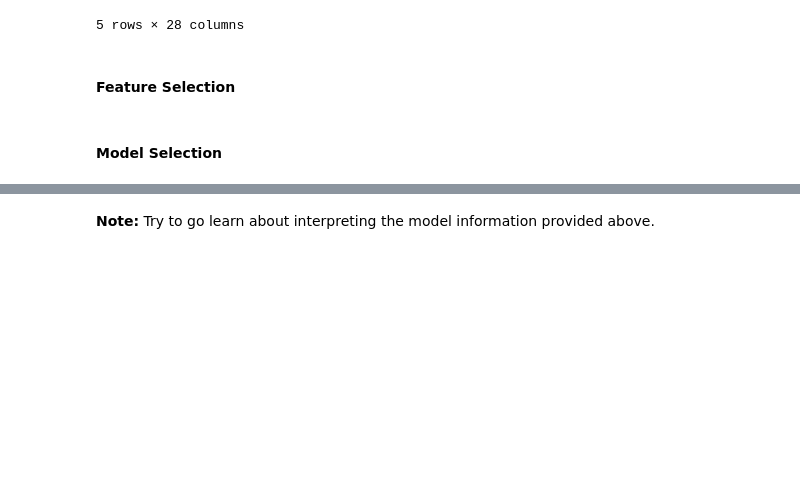
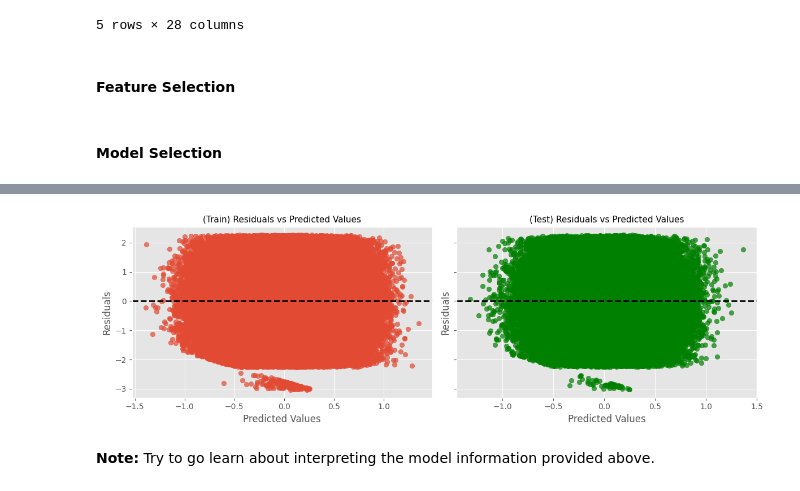
Before and after one commit to SupervisedLearning/regression-crop-yield, a Jupyter notebook: notebook_dev.ipynb, the cells around one changed output, grey strips where cells are left out. Saved outputs shown, nothing was run; the diff lists cells and outputs as text; code cells hidden in the pictures; blank space fills up the shorter version.

Commit message:
Model dev notebook updated with cross-val steps.

```diff
--- a/notebook_dev.ipynb
+++ b/notebook_dev.ipynb
@@ -149,10 +127,0 @@ pipe_model = make_pipeline(ct, LinearRegression()) \
-# %%
-from sklearn.base import BaseEstimator
-
-# Model prediction function
-def predict_batch_fn(model: BaseEstimator, X_value: pd.DataFrame) -> list:
-    return list(model.predict(X_value))
-
-# Batch predictions
-train_pred = predict_batch_fn(pipe_model, X_train)
-test_pred = predict_batch_fn(pipe_model, X_test)
@@ -185,9 +336,10 @@ test_scores
 # %%
 # Residual Error Analysis
-def model_diagnostic_analysis(title: str, y_true: list, y_pred: list) -> None:
+def model_diagnostic_analysis(title: str, model, X_values: list) -> None:
     _ , (ax1, ax2) = plt.subplots(1, 2, figsize=(13,5))
     plt.style.use("ggplot")
 
+    y_pred = model.predict(X_values)
     residuals = y_true - y_pred
 
     # Residuals vs. Predicted values
@@ -270,2 +360,36 @@ custom_cross_validation(X_train_)
+# %%
+from sklearn.base import BaseEstimator
+
+# Residual Error Analysis
+def model_diagnostic_analysis(model: BaseEstimator, X_train: list, X_test: list) -> None:
+    _ , (ax1, ax2) = plt.subplots(1, 2, figsize=(12,4), sharey=True)
+    plt.style.use("ggplot")
+
+    y_train_pred = model.predict(X_train)
+    y_test_pred = model.predict(X_test)
+
+    train_error = y_train_scaled - y_train_pred
+    test_error = y_test_scaled - y_test_pred
+
+    # Train:
+    ax1.scatter(train_error, train_pred, alpha=0.7)
+    ax1.axhline(y=0, color='k', linestyle='--', linewidth=2)
+    ax1.set_title("(Train) Residuals vs Predicted Values", fontsize=11)
+    ax1.set_xlabel("Predicted Values")
+    ax1.set_ylabel("Residuals")
+
+    # Test:
+    ax2.scatter(test_error, test_pred, alpha=0.7, color="green")
+    ax2.axhline(y=0, color='k', linestyle='--', linewidth=2)
+    ax2.set_title("(Test) Residuals vs Predicted Values", fontsize=11)
+    ax2.set_xlabel("Predicted Values")
+    ax2.set_ylabel("Residuals")
+
+    plt.tight_layout()
+    plt.show()
+# %%
+model_diagnostic_analysis(pipeline, X_train, X_test)
+# %% [output]
+[figure, added]
 # %% [markdown]
 **Note:** Try to go learn about interpreting the model information provided above.
```
Also changed, not shown: parts of 15 cells of this notebook.
